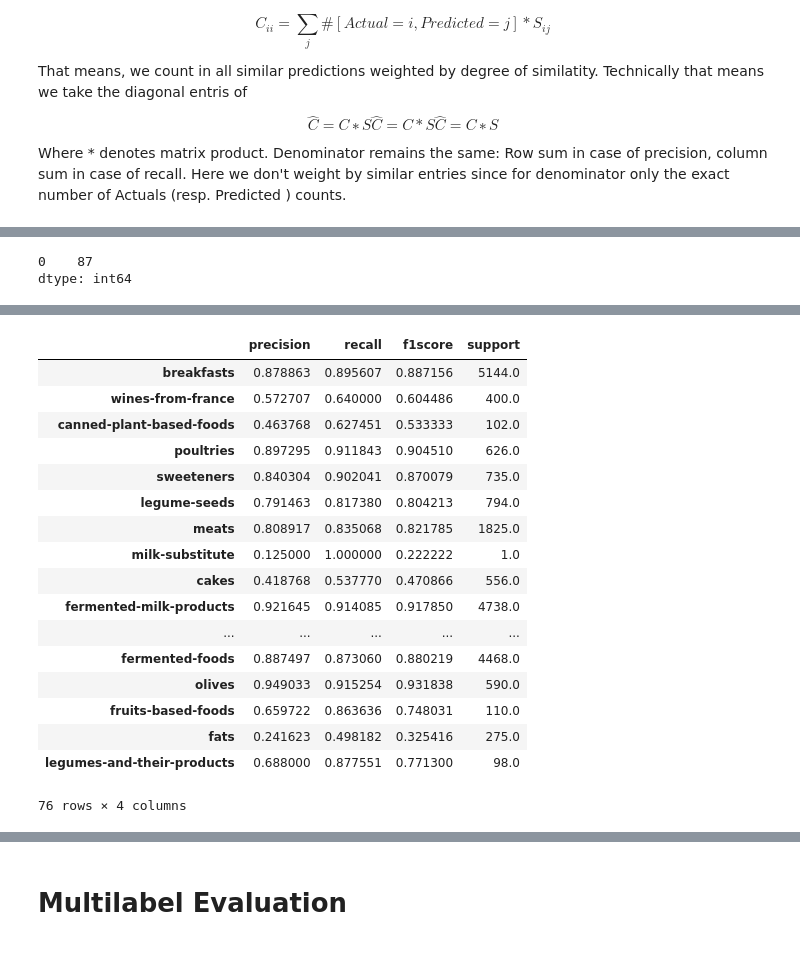
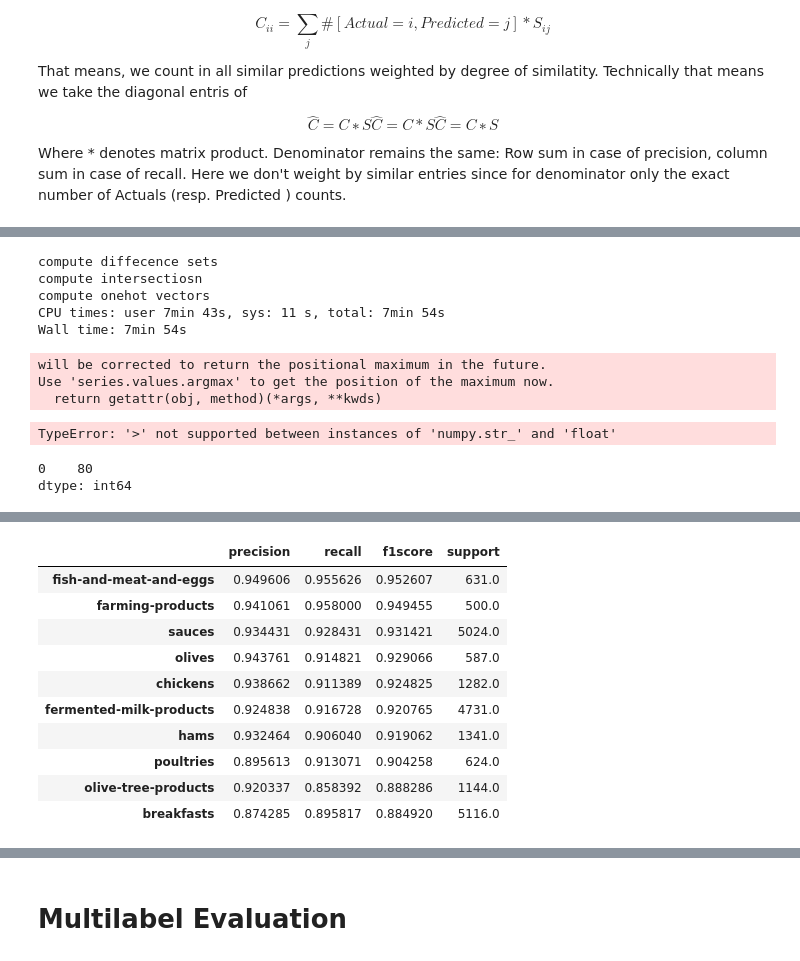
Before and after one commit to metterlein/evaluate_supervised, a Jupyter notebook: OpenFoodFactExample.ipynb, the cells around one changed output, grey strips where cells are left out. Drawn from its saved outputs; the diff is of its cells as text; code cells hidden in the pictures.

```diff
--- a/OpenFoodFactExample.ipynb
+++ b/OpenFoodFactExample.ipynb
@@ -75,9 +86,11 @@ dftest.to_csv(
 # %% [markdown]
 For classification we use fasttext, which can be either executed on command line or
 # %%
-# train_supervised("/Users/evelyn.trautmann/projects/openfood/train.csv",
-#                 autotuneValidationFile = "test.csv")
+model_singlelabel = train_supervised("train.csv",
+                autotuneValidationFile = "test.csv",
+                autotuneDuration = 1000)
 
-!/Users/evelyn.trautmann/repos/fasttext3/fastText/fasttext supervised \
-    -input "train.csv" -output model_singlelabel \
-    -autotune-validation "test.csv" -autotune-duration 1000
+model_singlelabel.save_model("model_singlelabel.bin")
+# !/Users/evelyn.trautmann/repos/fasttext3/fastText/fasttext supervised \
+#     -input "train.csv" -output model_singlelabel \
+#     -autotune-validation "test.csv" -autotune-duration 1000
@@ -135,7 +143,7 @@ K
 # %% [markdown]
 # Single Label Evaluation
 # %%
-df_test["prediction"] = df_test.feature.apply(lambda x: model.predict(x))
+df_test["prediction"] = df_test.feature.apply(lambda x: model_singlelabel.predict(x))
 
 df_test["label_predicted"] = df_test.prediction.str[0].str[0].str.replace("__label__","")
 df_test["confidence"] = df_test.prediction.str[1].str[0]
@@ -243,17 +218,38 @@ Length: 87, dtype: object
+# %%
+
+truth = ["truth"]
+predictions = ["label_predicted"]
+classes = list(set(np.concatenate(df_test[predictions + truth].apply(tuple).apply(list).values)))
+
+%time confusion = evaluation_metrics.get_confusion(df_test, classes, K, truth, predictions)
+# %% [output]
+compute diffecence sets
+compute intersectiosn
+compute onehot vectors
+CPU times: user 7min 43s, sys: 11 s, total: 7min 54s
+Wall time: 7min 54s
+# %%
+class_vecs = pd.Series({cl:model_emb.get_sentence_vector(cl) for cl in classes})
+
+Dst = class_vecs.apply(lambda x: class_vecs.apply(lambda y: sd.euclidean(x,y)))
+
+mask = Dst > 0.5
+Dst[mask]=np.nan
+Dst.apply(np.argmax)[Dst.apply(np.argmax)>0.0]
+# %% [output]
+will be corrected to return the positional maximum in the future.
+Use 'series.values.argmax' to get the position of the maximum now.
+  return getattr(obj, method)(*args, **kwds)
+TypeError: '>' not supported between instances of 'numpy.str_' and 'float'
 # %%
 Dst[mask].count().value_counts()
 # %% [output]
-0    87
+0    80
 dtype: int64
 # %%
 S = np.exp(-Dst**2).fillna(0)
 # %%
 
-truth = ["truth"]
-predictions = ["label_predicted"]
-
-%time confusion = evaluation_metrics.get_confusion(df_test, classes, K, truth, predictions)
-
 df_report = evaluation_metrics.get_report(confusion, S)
-df_report.dropna()
+df_report.dropna().sort_values(by="f1score", ascending = False)[:10]
 # %% [output]
@@ -262,21 +256,14 @@ Wall time: 7min 25s
 |  | precision | recall | f1score | support |
-| breakfasts | 0.878863 | 0.895607 | 0.887156 | 5144.0 |
-| wines-from-france | 0.572707 | 0.640000 | 0.604486 | 400.0 |
-| canned-plant-based-foods | 0.463768 | 0.627451 | 0.533333 | 102.0 |
-| poultries | 0.897295 | 0.911843 | 0.904510 | 626.0 |
-| sweeteners | 0.840304 | 0.902041 | 0.870079 | 735.0 |
-| legume-seeds | 0.791463 | 0.817380 | 0.804213 | 794.0 |
-| meats | 0.808917 | 0.835068 | 0.821785 | 1825.0 |
-| milk-substitute | 0.125000 | 1.000000 | 0.222222 | 1.0 |
-| cakes | 0.418768 | 0.537770 | 0.470866 | 556.0 |
-| fermented-milk-products | 0.921645 | 0.914085 | 0.917850 | 4738.0 |
-| ... | ... | ... | ... | ... |
-| fermented-foods | 0.887497 | 0.873060 | 0.880219 | 4468.0 |
-| olives | 0.949033 | 0.915254 | 0.931838 | 590.0 |
-| fruits-based-foods | 0.659722 | 0.863636 | 0.748031 | 110.0 |
-| fats | 0.241623 | 0.498182 | 0.325416 | 275.0 |
-| legumes-and-their-products | 0.688000 | 0.877551 | 0.771300 | 98.0 |
+| fish-and-meat-and-eggs | 0.949606 | 0.955626 | 0.952607 | 631.0 |
+| farming-products | 0.941061 | 0.958000 | 0.949455 | 500.0 |
+| sauces | 0.934431 | 0.928431 | 0.931421 | 5024.0 |
+| olives | 0.943761 | 0.914821 | 0.929066 | 587.0 |
+| chickens | 0.938662 | 0.911389 | 0.924825 | 1282.0 |
+| fermented-milk-products | 0.924838 | 0.916728 | 0.920765 | 4731.0 |
+| hams | 0.932464 | 0.906040 | 0.919062 | 1341.0 |
+| poultries | 0.895613 | 0.913071 | 0.904258 | 624.0 |
+| olive-tree-products | 0.920337 | 0.858392 | 0.888286 | 1144.0 |
+| breakfasts | 0.874285 | 0.895817 | 0.884920 | 5116.0 |
-76 rows × 4 columns
 # %%
 evaluation_metrics.get_summary(df_report, confusion, S)
 # %% [output]
```
Also changed, not shown: parts of 30 cells of this notebook, 3 other files.
